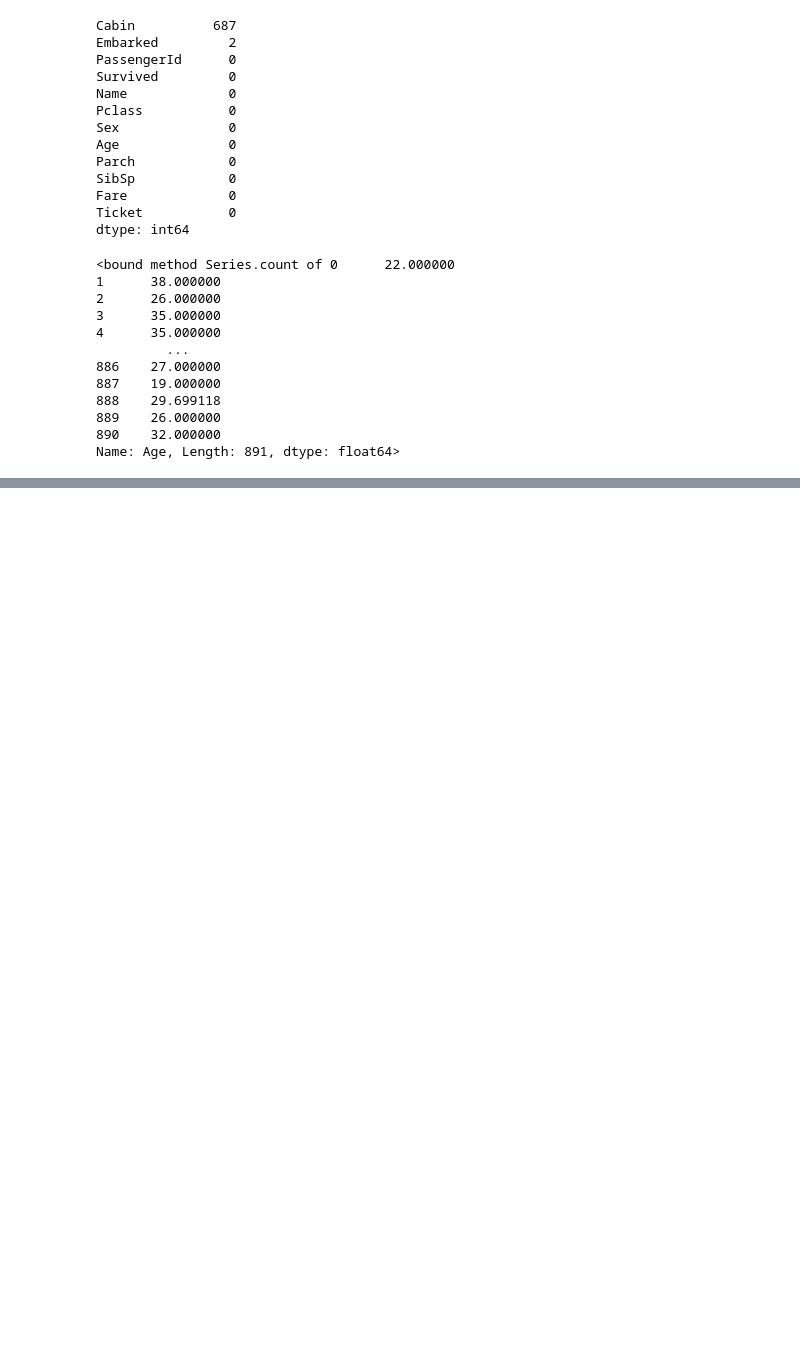
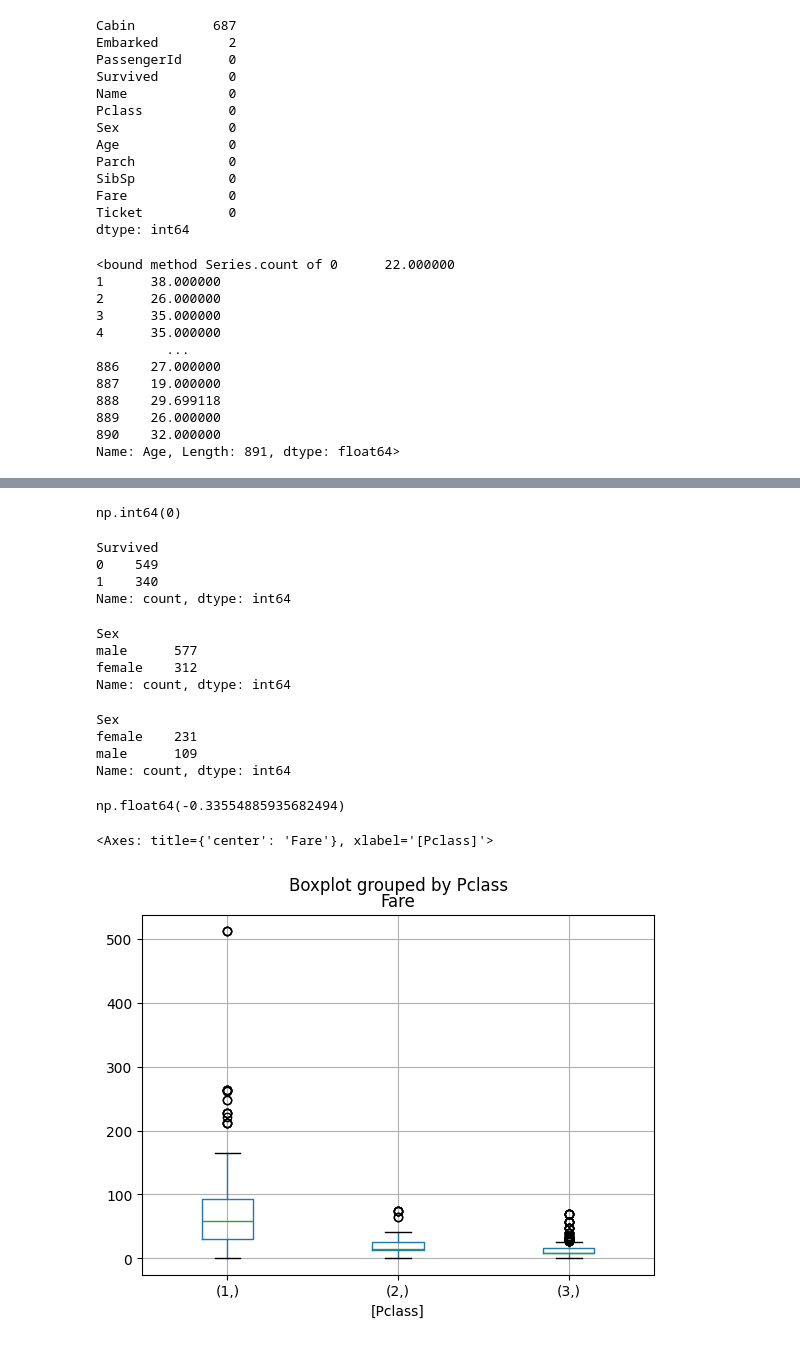
Before and after one commit to Austoin/Data_Analysis_Excavation_Cqust, a Jupyter notebook: 实验2/main.ipynb, the cells around one changed output, grey strips where cells are left out. Cells and saved outputs as stored; diff of their text form; code cells hidden in the pictures; blank space fills up the shorter version.

```diff
--- a/实验2/main.ipynb
+++ b/实验2/main.ipynb
@@ -178,0 +253,40 @@ dtype: int64
+# %%
+df.duplicated().sum()
+# %% [output]
+np.int64(0)
+# %%
+# 统计乘客死亡和存活人数
+df['Survived'].value_counts()
+# %% [output]
+Survived
+0    549
+1    340
+Name: count, dtype: int64
+# %%
+# 统计乘客中男女性别人数
+df['Sex'].value_counts()
+# %% [output]
+Sex
+male      577
+female    312
+Name: count, dtype: int64
+# %%
+# 统计男女获救人数
+survive = df['Sex'][df['Survived']==1].value_counts()
+print(survive)
+# %% [output]
+Sex
+female    231
+male      109
+Name: count, dtype: int64
+# %%
+# 使用corr()函数判断属性间相关性
+df['Pclass'].corr(df['Survived'])
+# %% [output]
+np.float64(-0.33554885935682494)
+# %%
+# 绘制乘客票价与舱位等级箱型图Boxplot
+df.boxplot(['Fare'], ['Pclass'])   #1， 2， 3等舱
+# %% [output]
+<Axes: title={'center': 'Fare'}, xlabel='[Pclass]'>
+[figure, added]
```
Also changed, not shown: parts of 9 cells of this notebook, 3 other files.
